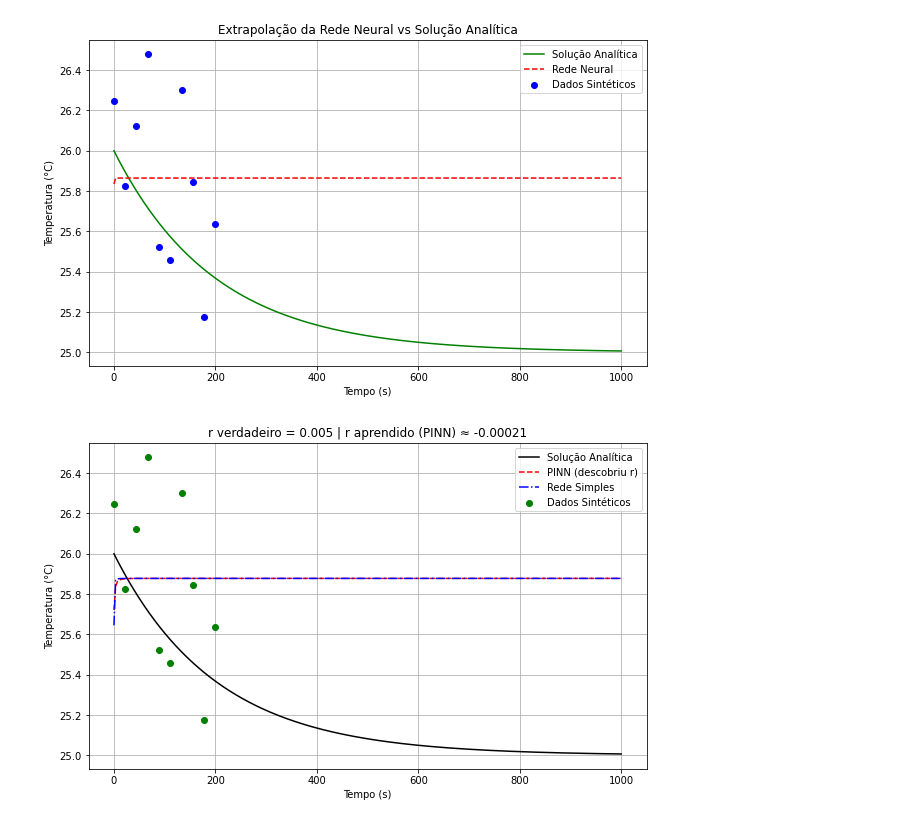
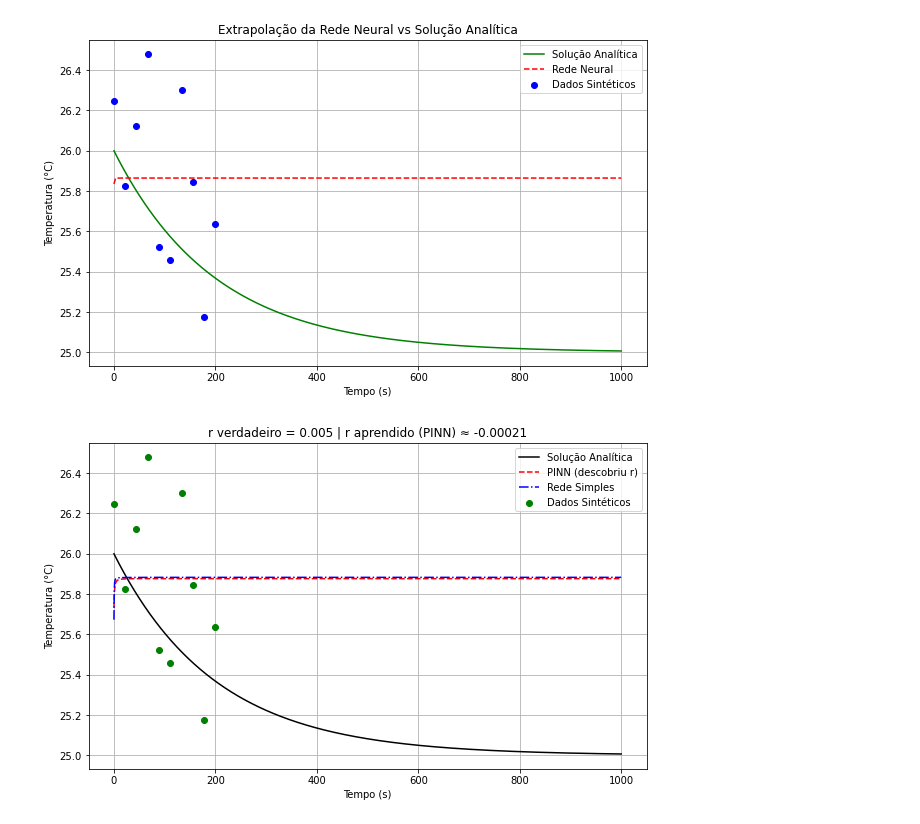
Before and after one commit to ofisico-ufu/Computational-Physics, a Jupyter notebook: Atividades/Atividade 4/Exercicios da atividade 4.ipynb, the cells around one changed output. Saved outputs shown, nothing was run; the diff lists cells and outputs as text; code cells hidden in the pictures.

```diff
--- a/Atividades/Atividade 4.ipynb
+++ b/Atividades/Atividade 4/Exercicios da atividade 4.ipynb
@@ -383,11 +383,11 @@ class SimpleNN(nn.Module):
     def __init__(self):
         super().__init__()
         self.net = nn.Sequential(
-            nn.Linear(1, 32),
+            nn.Linear(1, 64),
             nn.Tanh(),
-            nn.Linear(32, 32),
+            nn.Linear(64, 64),
             nn.Tanh(),
-            nn.Linear(32, 1)
+            nn.Linear(64, 1)
         )
 
     def forward(self, x):
@@ -398,32 +398,32 @@ optimizer_simple = torch.optim.Adam(model_simple.parameters(), lr=1e-3)
 loss_fn = nn.MSELoss()
 
 for epoch in range(2000):
     optimizer_simple.zero_grad()
     pred = model_simple(t_data)
     loss = loss_fn(pred, T_data)
     loss.backward()
     optimizer_simple.step()
 
 # ----- COMPARAÇÃO -----
-t_test_np = np.linspace(0, 1000, 300)
+t_test_np = np.linspace(0, 1000, 3000)
 t_test = torch.tensor(t_test_np, dtype=torch.float32).view(-1, 1).to(DEVICE)
 
 with torch.no_grad():
     T_analytical = Tenv + np.exp(-r_true * t_test_np)
     T_pinn = model_pinn(t_test).cpu().numpy()
     T_simple = model_simple(t_test).cpu().numpy()
 
 # ----- VISUALIZAÇÃO -----
 plt.figure(figsize=(10, 6))
 plt.plot(t_test_np, T_analytical, 'k-', label='Solução Analítica')
 plt.plot(t_test_np, T_pinn, 'r--', label='PINN (descobriu r)')
 plt.plot(t_test_np, T_simple, 'b-.', label='Rede Simples')
 plt.scatter(t_data_np, T_noisy, color='green', label='Dados Sintéticos', zorder=5)
 plt.xlabel("Tempo (s)")
 plt.ylabel("Temperatura (°C)")
 plt.title(f"r verdadeiro = {r_true} | r aprendido (PINN) ≈ {model_pinn.r.item():.5f}")
 plt.legend()
 plt.grid(True)
 plt.show()
 # %% [output]
-[figure, old version]
+[figure, new version]
```
Also changed, not shown: parts of 1 cell of this notebook, 1 other file.
